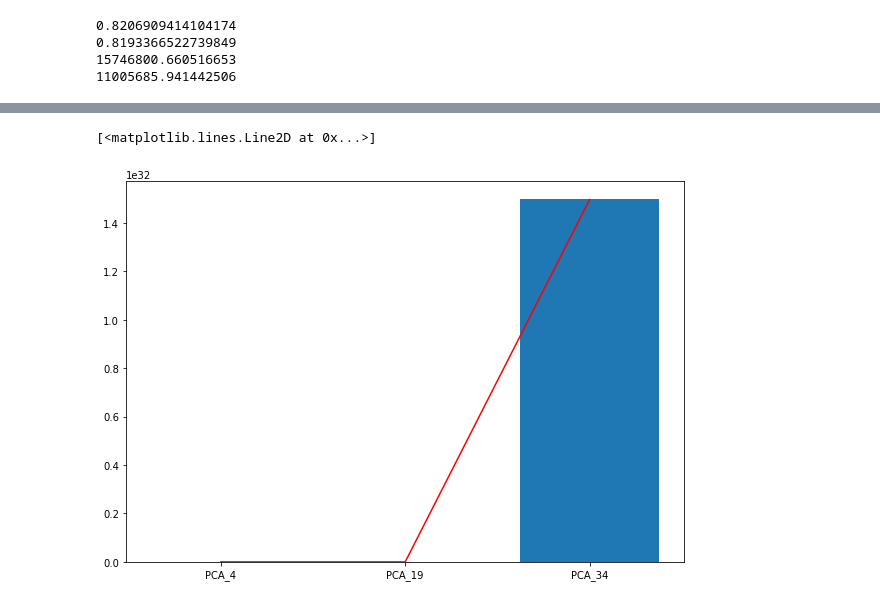
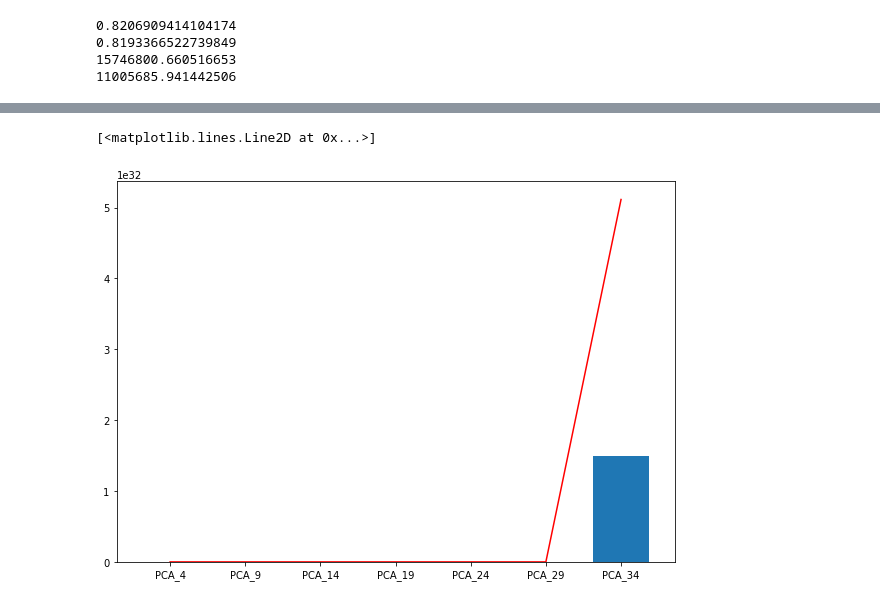
Before and after one commit to oathathat/ML_Kmitl_3D, a Jupyter notebook: Lab/Lab4.ipynb, the cells around one changed output, grey strips where cells are left out. Saved outputs shown, nothing was run; the diff lists cells and outputs as text; code cells hidden in the pictures.

```diff
--- a/Lab/Lab4.ipynb
+++ b/Lab/Lab4.ipynb
@@ -179,7 +179,7 @@ r2_test_score = []
 mse_valid_score = []
 mse_test_score = []
 score_labelx = []
-for i in range (4,39,15):
+for i in range (4,39,5):
     pca = PCA(n_components=i)
     X_pca = pca.fit_transform(X_standard)
     x_train_set , x_test, y_train_set , y_test = train_test_split(X_pca,df['price'],test_size= 0.3,random_state= Rseed)
@@ -228,7 +227,7 @@ plt.plot(r2_test_score,color='r')
 # %%
 fig = plt.figure(figsize =(10, 7))
 plt.bar(score_labelx,mse_test_score,0.75)
-plt.plot(mse_test_score,color='r')
+plt.plot(mse_valid_score,color='r')
 # %% [output]
 [<matplotlib.lines.Line2D at 0x...>]
-[figure, old version]
+[figure, new version]
```
Also changed, not shown: parts of 2 cells of this notebook, 1 other file.
